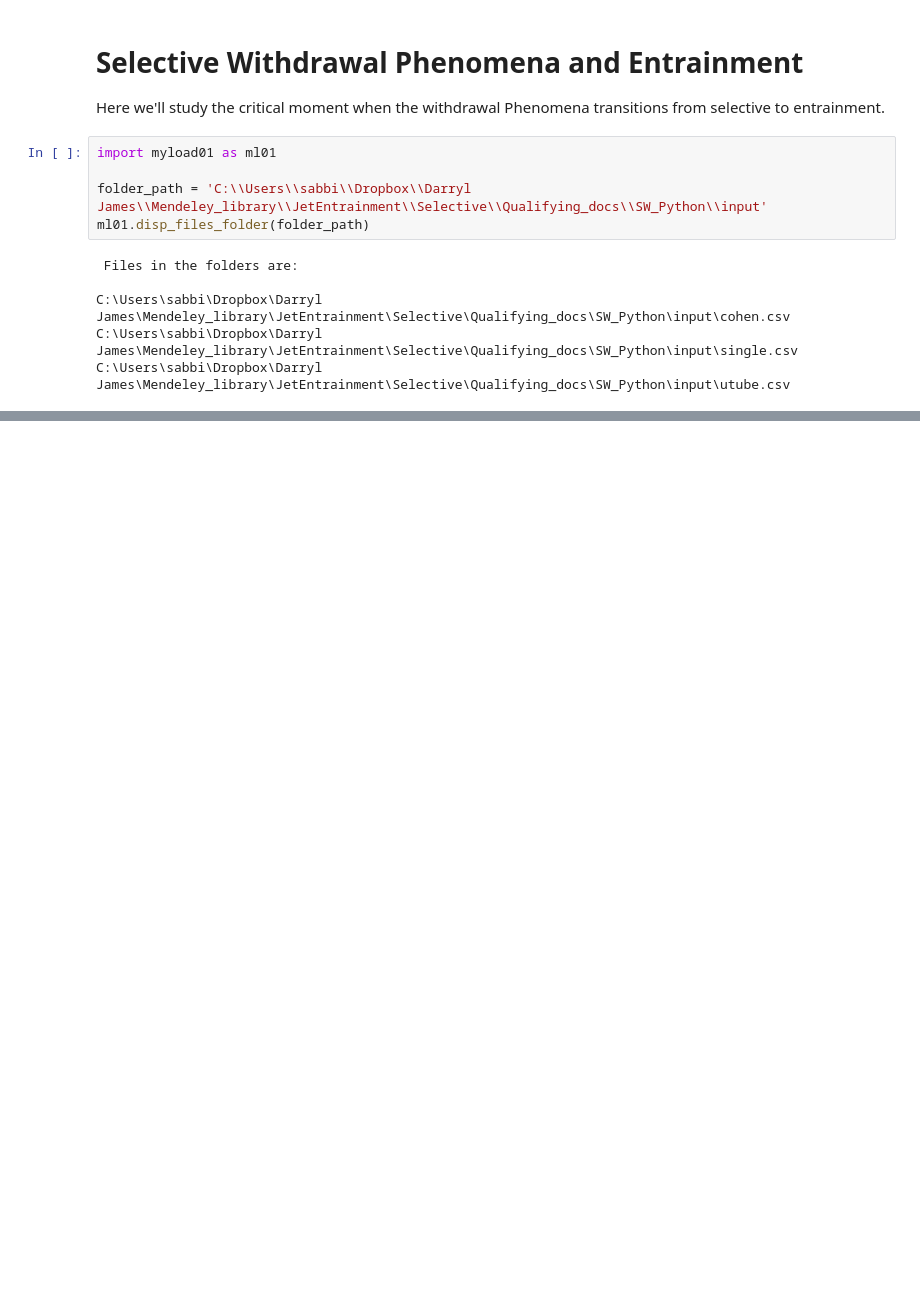
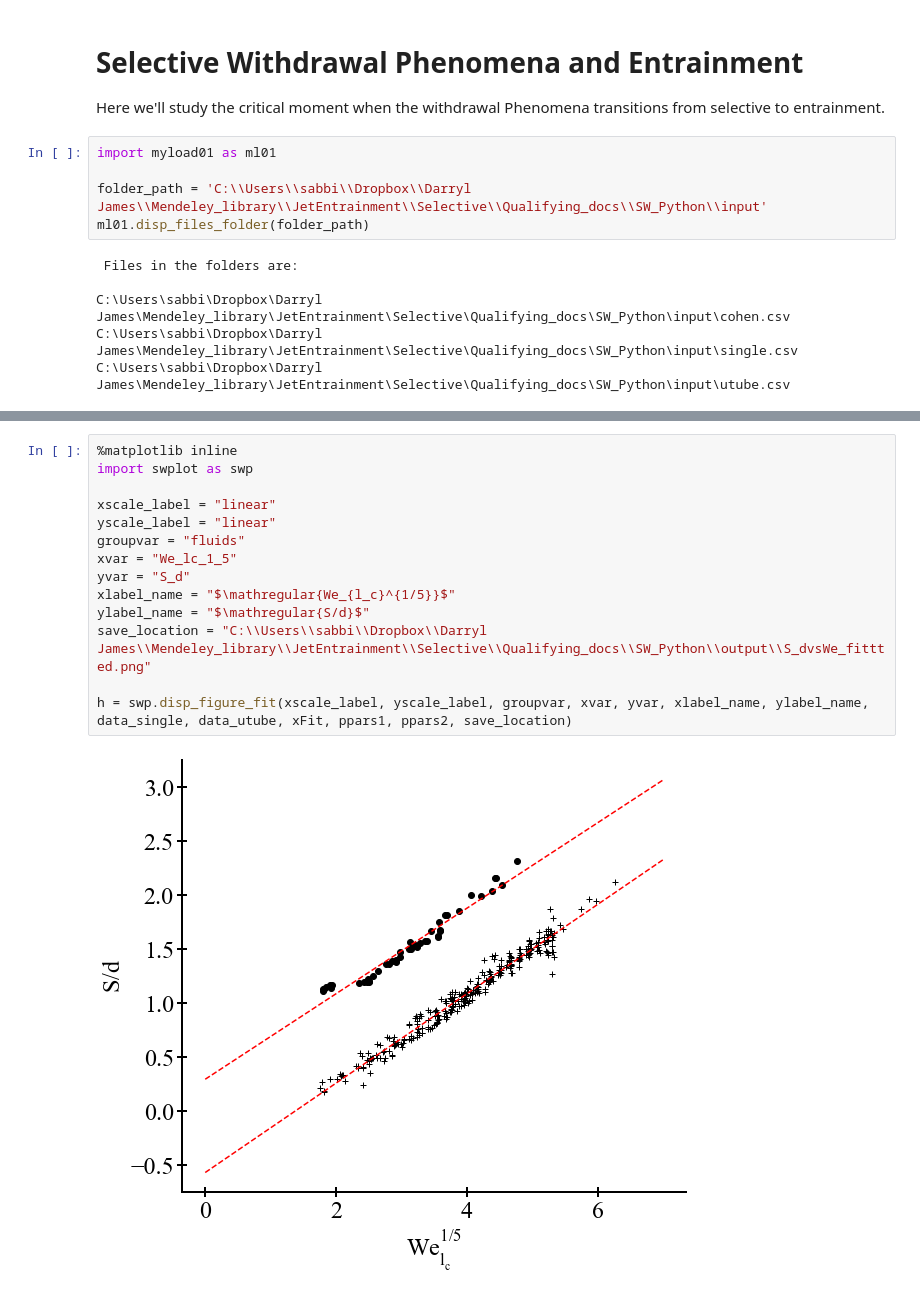
Before and after one commit to darsa881r/SW_Python, a Jupyter notebook: notebooks/Selective Withdrawal.ipynb, the cells around one changed output, grey strips where cells are left out. Cells and saved outputs as stored; diff of their text form; blank space fills up the shorter version.

```diff
--- a/notebooks/Selective Withdrawal.ipynb
+++ b/notebooks/Selective Withdrawal.ipynb
@@ -291,0 +77,16 @@ plt.show()
+# %%
+%matplotlib inline
+import swplot as swp
+
+xscale_label = "linear"
+yscale_label = "linear"
+groupvar = "fluids"
+xvar = "We_lc_1_5"
+yvar = "S_d"
+xlabel_name = "$\mathregular{We_{l_c}^{1/5}}$"
+ylabel_name = "$\mathregular{S/d}$"
+save_location = "C:\\Users\\sabbi\\Dropbox\\Darryl James\\Mendeley_library\\JetEntrainment\\Selective\\Qualifying_docs\\SW_Python\\output\\S_dvsWe_fittted.png"
+
+h = swp.disp_figure_fit(xscale_label, yscale_label, groupvar, xvar, yvar, xlabel_name, ylabel_name, data_single, data_utube, xFit, ppars1, ppars2, save_location)
+# %% [output]
+[figure, added]
```
Also changed, not shown: parts of 7 cells of this notebook, 1 other file.
